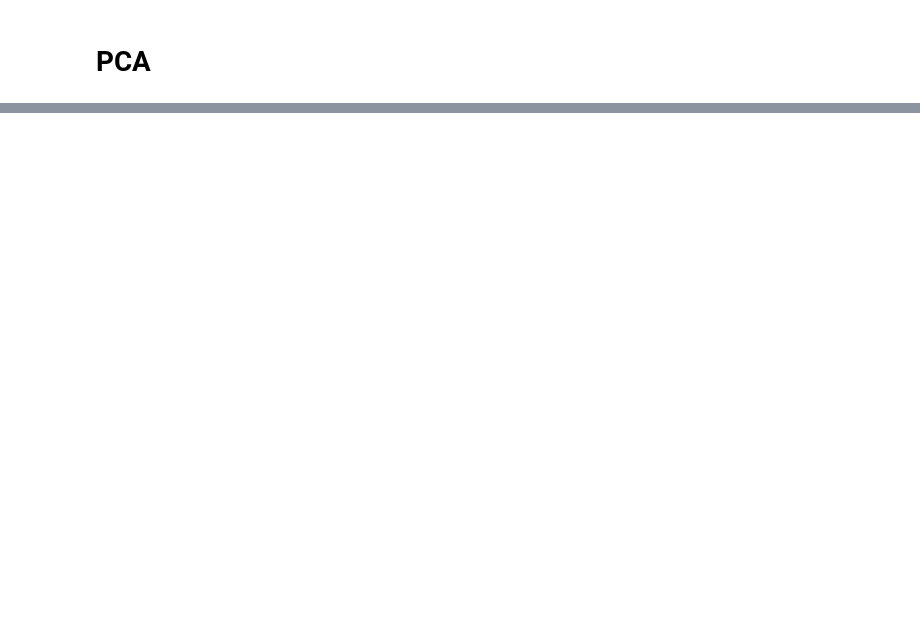
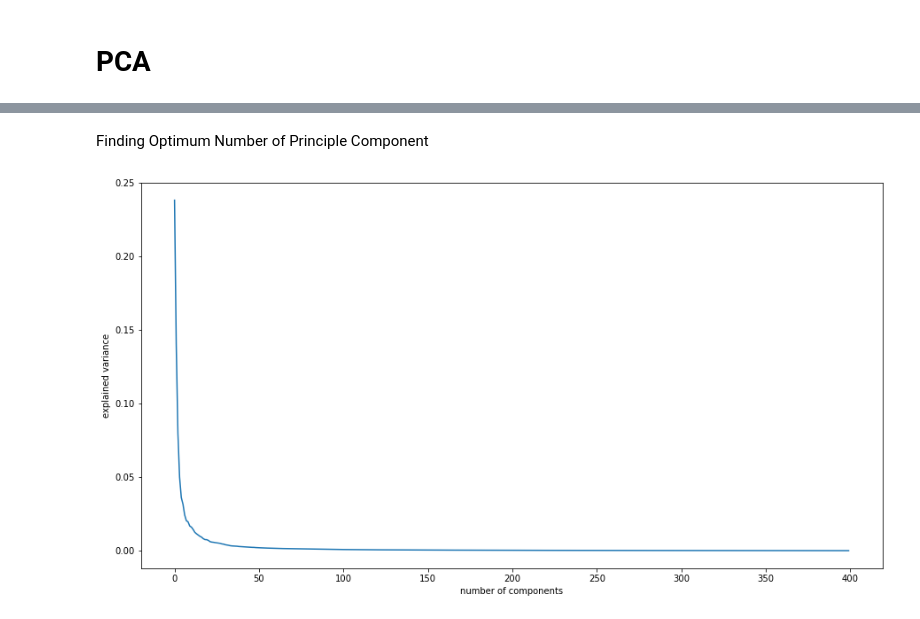
Before and after one commit to TheScorpoi/faa-face-recognition, a Jupyter notebook: src/main.ipynb, the cells around one changed output, grey strips where cells are left out. Drawn from its saved outputs; the diff is of its cells as text; code cells hidden in the pictures; blank space fills up the shorter version.

```diff
--- a/src/main.ipynb
+++ b/src/main.ipynb
@@ -172,0 +228,13 @@ ax.axis("off")
+# %% [markdown]
+Finding Optimum Number of Principle Component
+# %%
+pca = PCA()
+pca.fit(data)
+
+plt.figure(figsize=(15,8))
+plt.plot(pca.explained_variance_ratio_)
+plt.xlabel('number of components')
+plt.ylabel('explained variance')
+plt.show()
+# %% [output]
+[figure, added]
```
Also changed, not shown: parts of 14 cells of this notebook.
